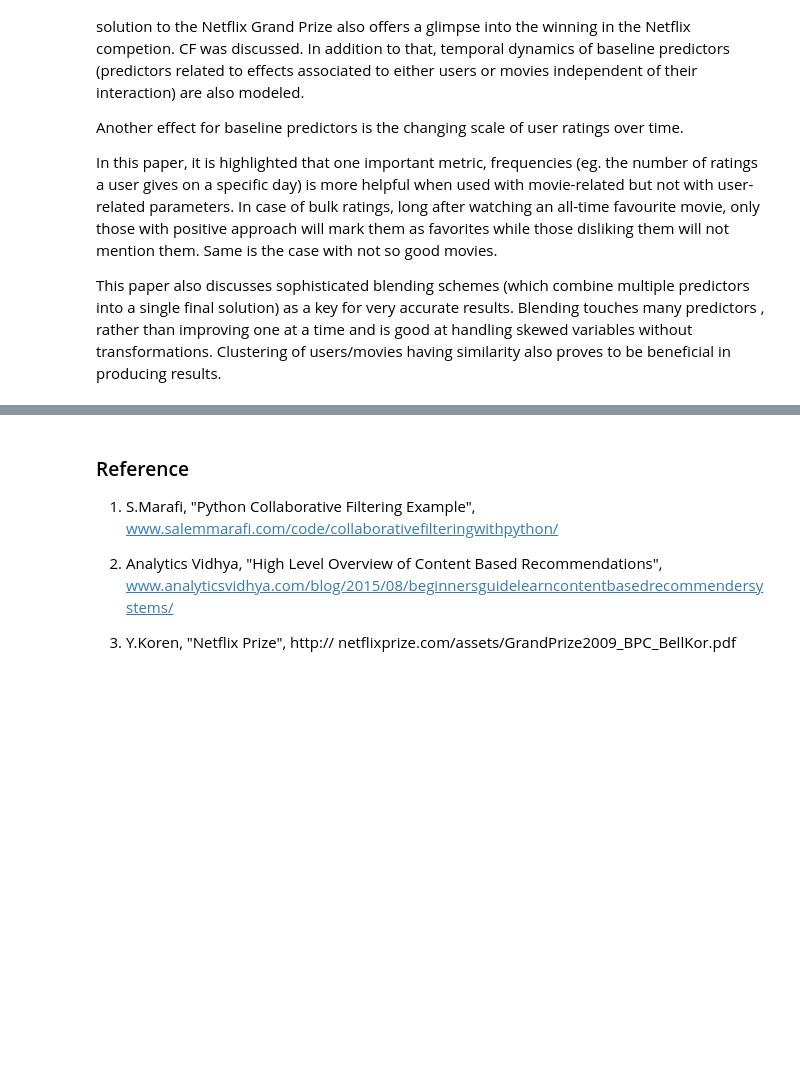
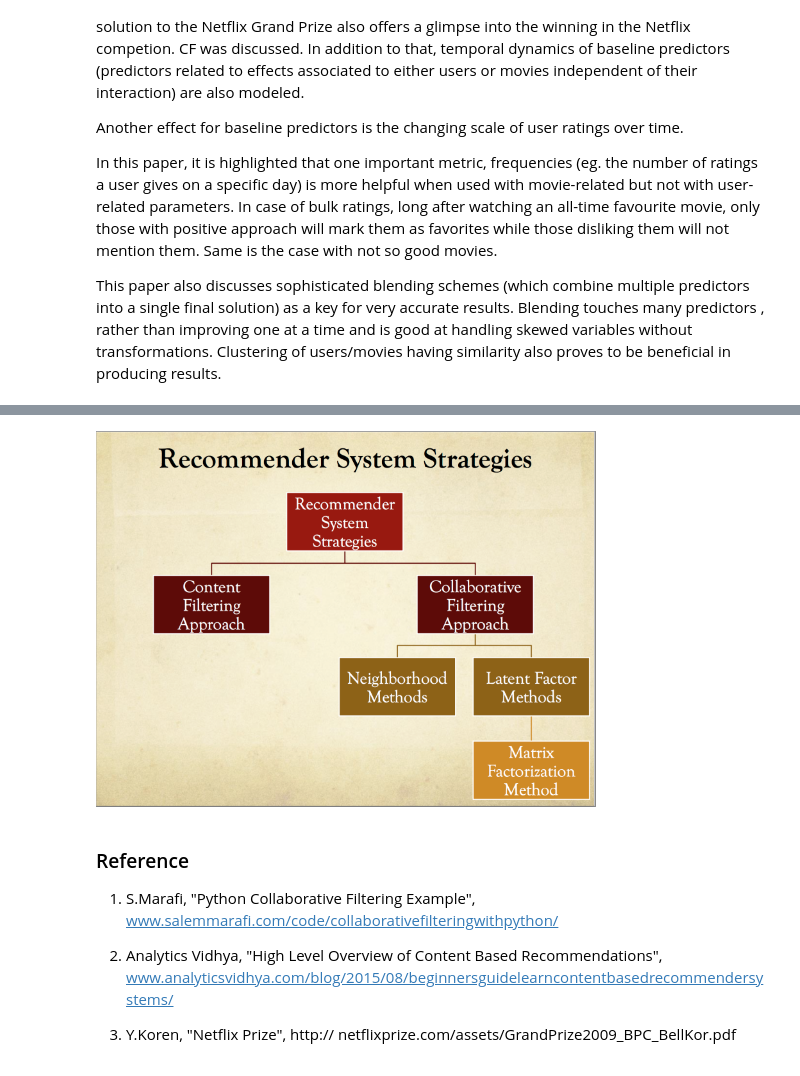
Before and after one commit to mxy2008/ac209group11, a Jupyter notebook: IntroMotivationGoalLitReviewModelOverview.ipynb, the cells around one changed output, grey strips where cells are left out. Cells and saved outputs as stored; diff of their text form; code cells hidden in the pictures; blank space fills up the shorter version.

```diff
--- a/IntroMotivationGoalLitReviewModelOverview.ipynb
+++ b/IntroMotivationGoalLitReviewModelOverview.ipynb
@@ -53,3 +68,10 @@ Sonu: please help to explain your thoughts here - also do remember to cite them.
+# %%
+from IPython.display import Image
+from IPython.display import display
+z = Image(filename='chinRS.png', width = 500, height = 500)
+display(z)
+# %% [output]
+[figure, added]
 # %% [markdown]
 ### Reference
 
```
Also changed, not shown: parts of 2 cells of this notebook, 4 other files.
